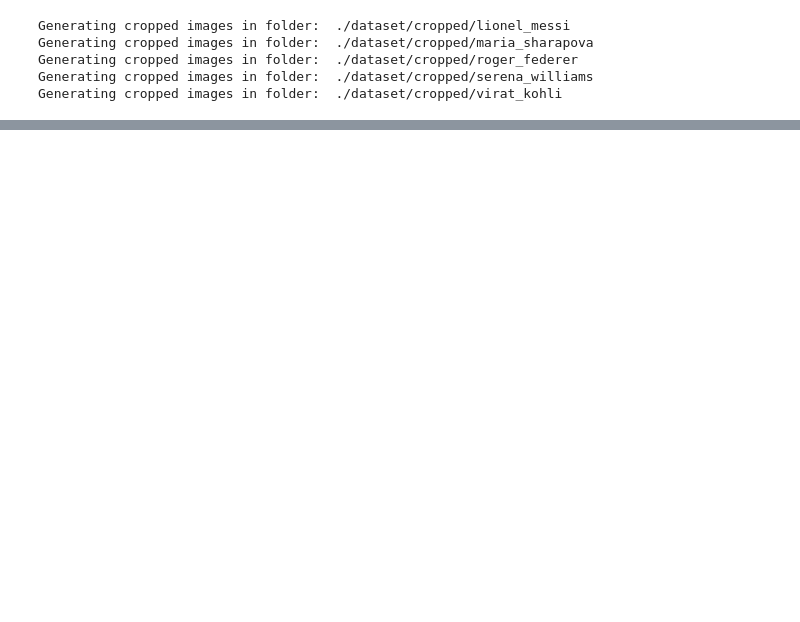
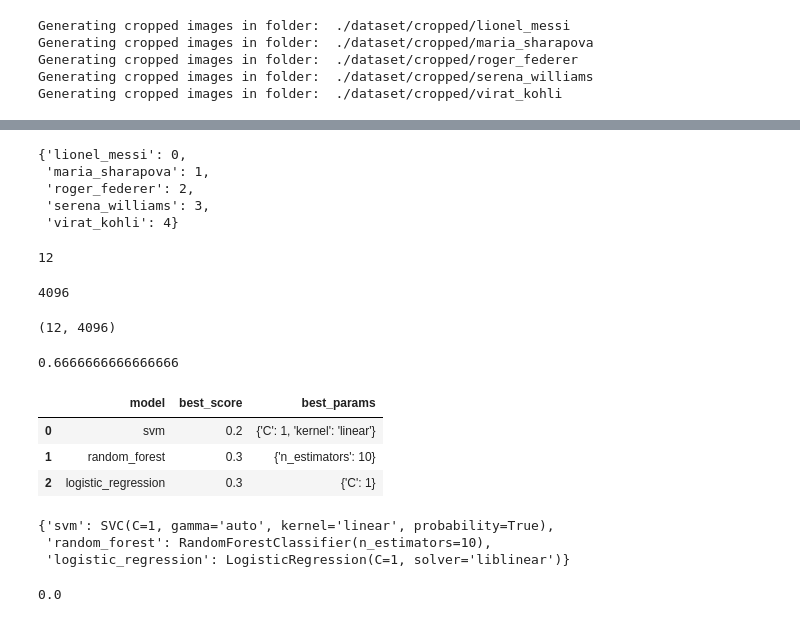
Before and after one commit to romitbhandari17/ML-Project-ImageClassifier, a Jupyter notebook: model/ML-Project-SportsImagesClassifier.ipynb, the cells around one changed output, grey strips where cells are left out. Drawn from its saved outputs; the diff is of its cells as text; code cells hidden in the pictures; blank space fills up the shorter version.

```diff
--- a/model/ML-Project-SportsImagesClassifier.ipynb
+++ b/model/ML-Project-SportsImagesClassifier.ipynb
@@ -162,0 +218,39 @@ Generating cropped images in folder:  ./dataset/cropped/virat_kohli
+# %%
+class_dict = {}
+count = 0
+for celebrity_name in celebrity_file_names_dict.keys():
+    class_dict[celebrity_name] = count
+    count = count + 1
+class_dict
+# %% [output]
+{'lionel_messi': 0,
+ 'maria_sharapova': 1,
+ 'roger_federer': 2,
+ 'serena_williams': 3,
+ 'virat_kohli': 4}
+# %%
+X, y = [], []
+for celebrity_name, training_files in celebrity_file_names_dict.items():
+    for training_image in training_files:
+        img = cv2.imread(training_image)
+        if img is None:
+            continue
+        scalled_raw_img = cv2.resize(img, (32, 32))
+        img_har = w2d(img,'db1',5)
+        scalled_img_har = cv2.resize(img_har, (32, 32))
+        combined_img = np.vstack((scalled_raw_img.reshape(32*32*3,1),scalled_img_har.reshape(32*32,1)))
+        X.append(combined_img)
+        y.append(class_dict[celebrity_name])
+# %%
+len(X)
+# %% [output]
+12
+# %%
+len(X[0])
+# %% [output]
+4096
+# %%
+X = np.array(X).reshape(len(X),4096).astype(float)
+X.shape
+# %% [output]
+(12, 4096)
@@ -162,0 +263,8 @@ Generating cropped images in folder:  ./dataset/cropped/virat_kohli
+# %%
+X_train, X_test, y_train, y_test = train_test_split(X, y, random_state=0)
+
+pipe = Pipeline([('scaler', StandardScaler()), ('svc', SVC(kernel = 'rbf', C = 10))])
+pipe.fit(X_train, y_train)
+pipe.score(X_test, y_test)
+# %% [output]
+0.6666666666666666
@@ -162,0 +300,33 @@ Generating cropped images in folder:  ./dataset/cropped/virat_kohli
+# %%
+import pandas as pd
+scores = []
+best_estimators = {}
+cv = ShuffleSplit(n_splits=5, test_size=0.2, random_state=0)
+for model_name, mp in model_params.items():
+    clf =  GridSearchCV(mp['model'], mp['params'], cv=cv, return_train_score=False, error_score='raise')
+    clf.fit(X_train, y_train)
+    scores.append({
+        'model': model_name,
+        'best_score': clf.best_score_,
+        'best_params': clf.best_params_
+    })
+
+    best_estimators[model_name] = clf.best_estimator_
+
+df = pd.DataFrame(scores,columns=['model','best_score','best_params'])
+df
+# %% [output]
+|  | model | best_score | best_params |
+| 0 | svm | 0.2 | {'C': 1, 'kernel': 'linear'} |
+| 1 | random_forest | 0.3 | {'n_estimators': 10} |
+| 2 | logistic_regression | 0.3 | {'C': 1} |
+# %%
+best_estimators
+# %% [output]
+{'svm': SVC(C=1, gamma='auto', kernel='linear', probability=True),
+ 'random_forest': RandomForestClassifier(n_estimators=10),
+ 'logistic_regression': LogisticRegression(C=1, solver='liblinear')}
+# %%
+best_estimators['svm'].score(X_test,y_test)
+# %% [output]
+0.0
```
Also changed, not shown: parts of 14 cells of this notebook, 1 other file.
